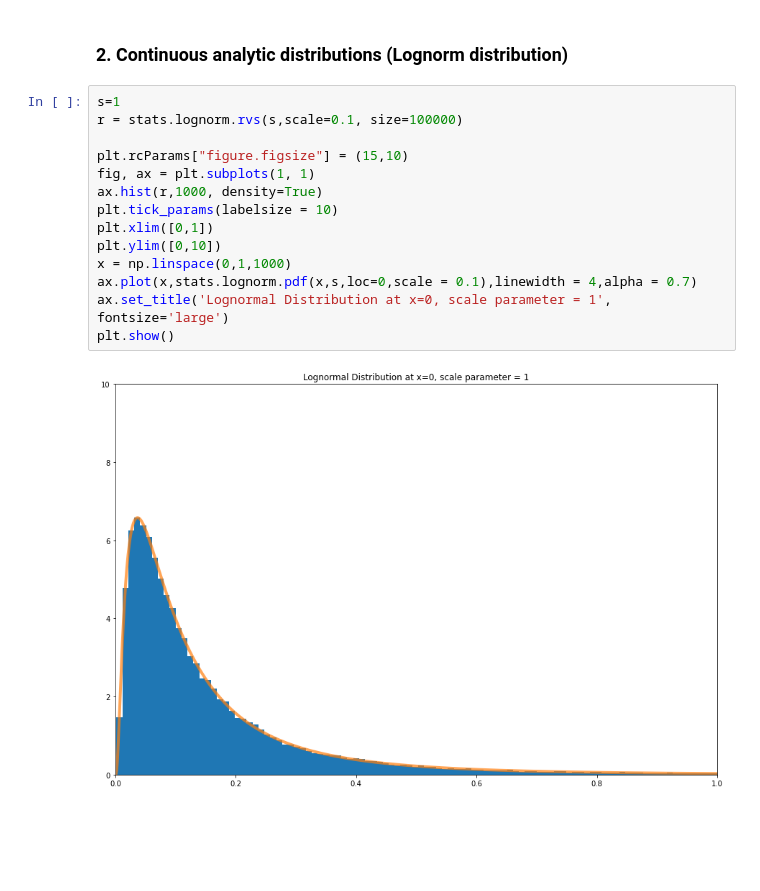
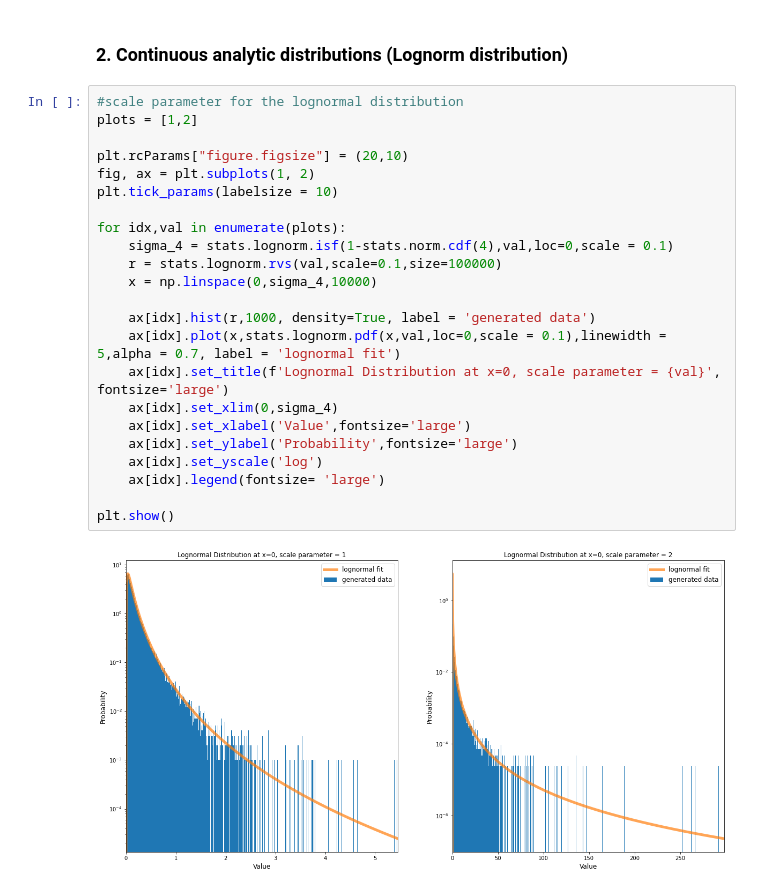
Before and after one commit to afspicciati/Phys-434, a Jupyter notebook: Lab1.ipynb, the cells around one changed output. Cells and saved outputs as stored; diff of their text form; blank space fills up the shorter version.

```diff
--- a/Lab1.ipynb
+++ b/Lab1.ipynb
@@ -48,21 +59,30 @@ stats.norm.ppf(.16)
 # %% [markdown]
 ### 2. Continuous analytic distributions (Lognorm distribution)
 # %%
-s=1
-r = stats.lognorm.rvs(s,scale=0.1, size=100000)
+#scale parameter for the lognormal distribution
+plots = [1,2]
 
-plt.rcParams["figure.figsize"] = (15,10)
-fig, ax = plt.subplots(1, 1)
-ax.hist(r,1000, density=True)
+plt.rcParams["figure.figsize"] = (20,10)
+fig, ax = plt.subplots(1, 2)
 plt.tick_params(labelsize = 10)
-plt.xlim([0,1])
-plt.ylim([0,10])
-x = np.linspace(0,1,1000)
-ax.plot(x,stats.lognorm.pdf(x,s,loc=0,scale = 0.1),linewidth = 4,alpha = 0.7)
-ax.set_title('Lognormal Distribution at x=0, scale parameter = 1', fontsize='large')
+
+for idx,val in enumerate(plots):
+    sigma_4 = stats.lognorm.isf(1-stats.norm.cdf(4),val,loc=0,scale = 0.1)
+    r = stats.lognorm.rvs(val,scale=0.1,size=100000)
+    x = np.linspace(0,sigma_4,10000)
+
+    ax[idx].hist(r,1000, density=True, label = 'generated data')
+    ax[idx].plot(x,stats.lognorm.pdf(x,val,loc=0,scale = 0.1),linewidth = 5,alpha = 0.7, label = 'lognormal fit')
+    ax[idx].set_title(f'Lognormal Distribution at x=0, scale parameter = {val}', fontsize='large')
+    ax[idx].set_xlim(0,sigma_4)
+    ax[idx].set_xlabel('Value',fontsize='large')
+    ax[idx].set_ylabel('Probability',fontsize='large')
+    ax[idx].set_yscale('log')
+    ax[idx].legend(fontsize= 'large')
+
 plt.show()
 # %% [output]
-[figure, old version]
+[figure, new version]
 # %% [markdown]
 ### 3.
 
```
Also changed, not shown: parts of 18 cells of this notebook.
